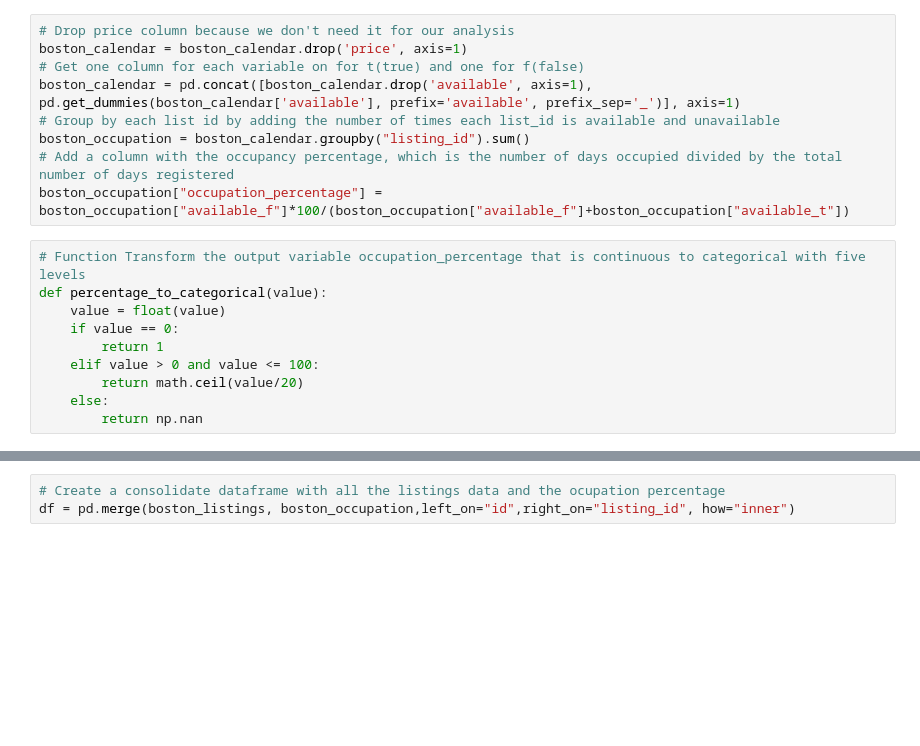
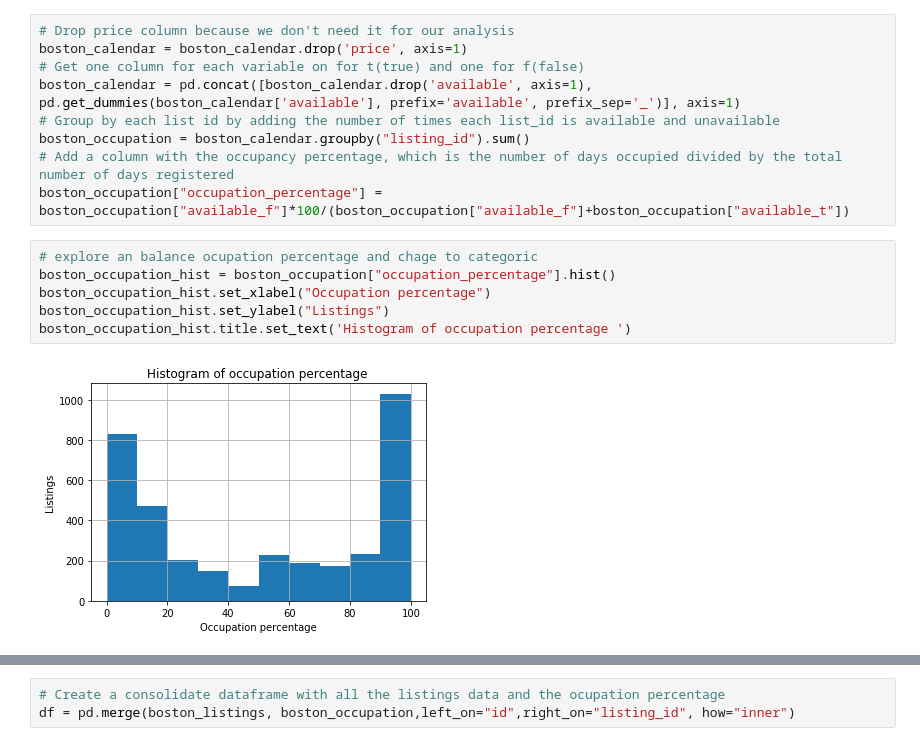
Before and after one commit to jordiagv/project1_datascientist_nanodegree, a Jupyter notebook: final_final_integrate.ipynb, the cells around one changed output, grey strips where cells are left out. Saved outputs shown, nothing was run; the diff lists cells and outputs as text; blank space fills up the shorter version.

```diff
--- a/final_final_integrate.ipynb
+++ b/final_final_integrate.ipynb
@@ -26,13 +27,11 @@ boston_calendar = pd.concat([boston_calendar.drop('available', axis=1), pd.get_d
 boston_occupation = boston_calendar.groupby("listing_id").sum()
 # Add a column with the occupancy percentage, which is the number of days occupied divided by the total number of days registered
 boston_occupation["occupation_percentage"] = boston_occupation["available_f"]*100/(boston_occupation["available_f"]+boston_occupation["available_t"])
-# %%
-# Function Transform the output variable occupation_percentage that is continuous to categorical with five levels
-def percentage_to_categorical(value):
-    value = float(value)
-    if value == 0:
-        return 1
-    elif value > 0 and value <= 100:
-        return math.ceil(value/20)
-    else:
-        return np.nan
+# %%
+# explore an balance ocupation percentage and chage to categoric
+boston_occupation_hist = boston_occupation["occupation_percentage"].hist()
+boston_occupation_hist.set_xlabel("Occupation percentage")
+boston_occupation_hist.set_ylabel("Listings")
+boston_occupation_hist.title.set_text('Histogram of occupation percentage ')
+# %% [output]
+[figure, added]
```
Also changed, not shown: parts of 72 cells of this notebook, 10 other files.
